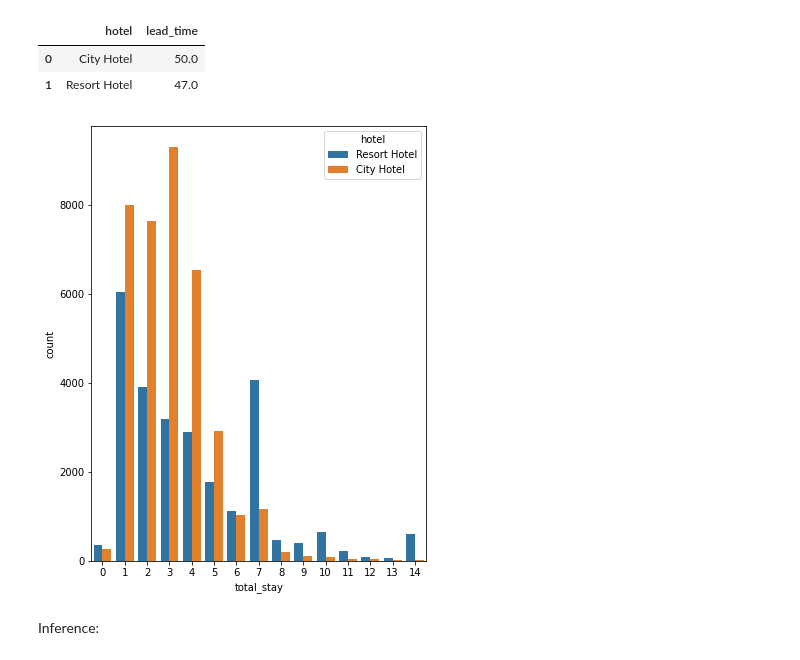
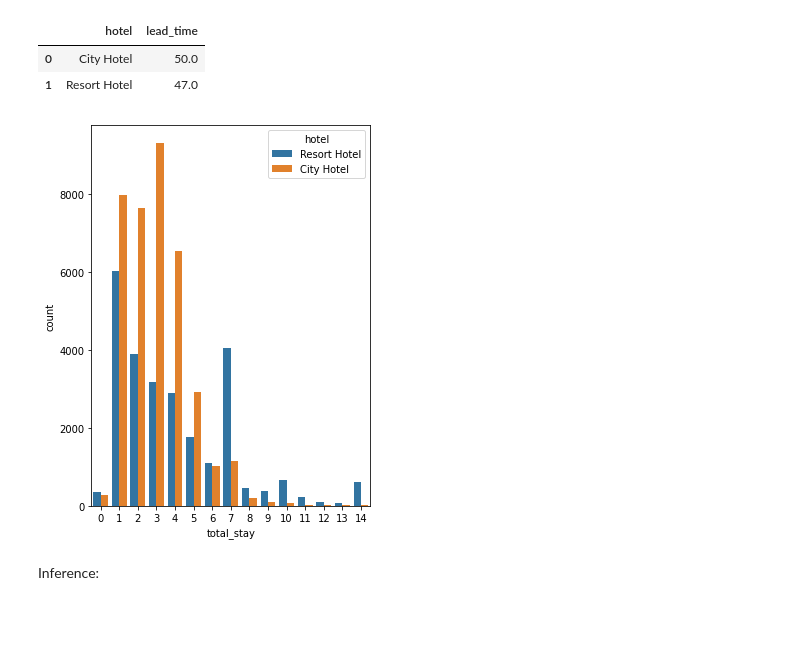
Before and after one commit to ashokkondhalkar/CAPSTONE-1-Hotel-Booking-Analysis-EDA, a Jupyter notebook: Individual_notebook.ipynb, the cells around one changed output. Drawn from its saved outputs; the diff is of its cells as text; code cells hidden in the pictures; blank space fills up the shorter version.

```diff
--- a/Individual_notebook.ipynb
+++ b/Individual_notebook.ipynb
@@ -362,6 +352,6 @@ Name: babies, Length: 87396, dtype: int64
 Name: children, Length: 87396, dtype: int64
 # %%
 #Addition of three columns
-hotel1['totle_peoples']=hotel1['babies']+hotel1['adults']+hotel1['children']
+hotel1['total_peoples']=hotel1['babies']+hotel1['adults']+hotel1['children']
 # %% [markdown]
 ##SUMMARY PART 3
@@ -500,15 +488,15 @@ pd.DataFrame(hotel_group_leadtime)
 # %%
 #Find hotel having zero calcelations
 zero_cancel=hotel1[hotel1['is_canceled']==0]
 #If stay length greater than 15 days
 condition=zero_cancel[zero_cancel['total_stay']<15]
 
 #Determine figure size
-plt.figure(figsize=(6,8))
+plt.figure(figsize=(5,7))
 sns.countplot(x=condition['total_stay'],hue=condition['hotel'])
 plt.show()
 # %% [output]
-[figure, old version]
+[figure, new version]
 # %% [markdown]
 Inference:
 # %%
```
Also changed, not shown: parts of 34 cells of this notebook.
